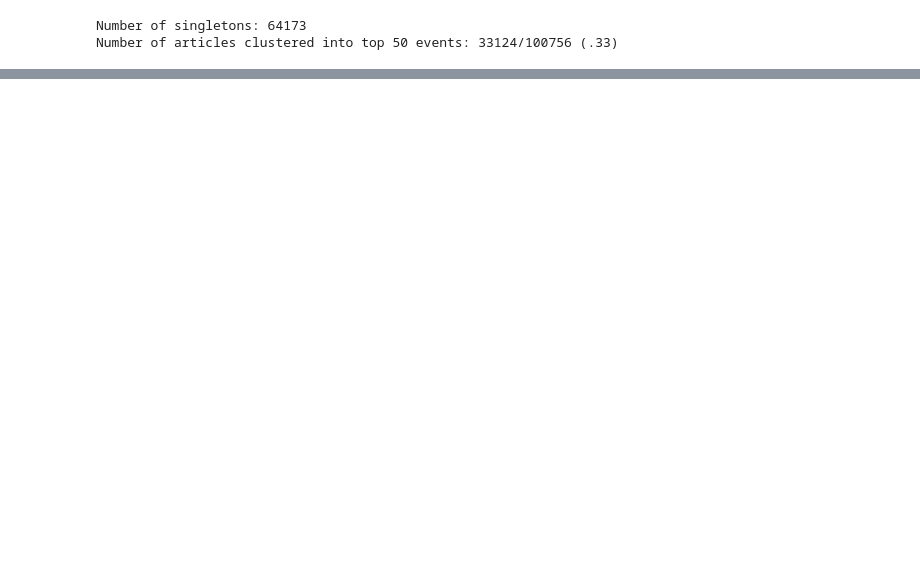
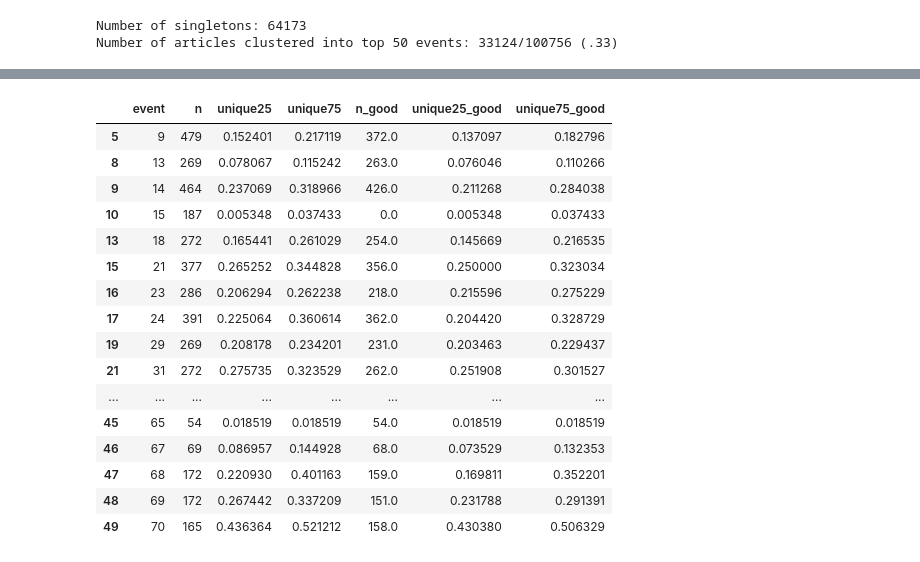
Before and after one commit to asprout/ArticleComparisons, a Jupyter notebook: OneDayDuplicationDetection-190601.ipynb, the cells around one changed output, grey strips where cells are left out. Cells and saved outputs as stored; diff of their text form; code cells hidden in the pictures; blank space fills up the shorter version.

```diff
--- a/OneDayDuplicationDetection-190601.ipynb
+++ b/OneDayDuplicationDetection-190601.ipynb
@@ -204,0 +212,20 @@ article_df[article_df["event"] == 39]
+# %%
+results
+# %% [output]
+|  | event | n | unique25 | unique75 | n_good | unique25_good | unique75_good |
+| 5 | 9 | 479 | 0.152401 | 0.217119 | 372.0 | 0.137097 | 0.182796 |
+| 8 | 13 | 269 | 0.078067 | 0.115242 | 263.0 | 0.076046 | 0.110266 |
+| 9 | 14 | 464 | 0.237069 | 0.318966 | 426.0 | 0.211268 | 0.284038 |
+| 10 | 15 | 187 | 0.005348 | 0.037433 | 0.0 | 0.005348 | 0.037433 |
+| 13 | 18 | 272 | 0.165441 | 0.261029 | 254.0 | 0.145669 | 0.216535 |
+| 15 | 21 | 377 | 0.265252 | 0.344828 | 356.0 | 0.250000 | 0.323034 |
+| 16 | 23 | 286 | 0.206294 | 0.262238 | 218.0 | 0.215596 | 0.275229 |
+| 17 | 24 | 391 | 0.225064 | 0.360614 | 362.0 | 0.204420 | 0.328729 |
+| 19 | 29 | 269 | 0.208178 | 0.234201 | 231.0 | 0.203463 | 0.229437 |
+| 21 | 31 | 272 | 0.275735 | 0.323529 | 262.0 | 0.251908 | 0.301527 |
+| ... | ... | ... | ... | ... | ... | ... | ... |
+| 45 | 65 | 54 | 0.018519 | 0.018519 | 54.0 | 0.018519 | 0.018519 |
+| 46 | 67 | 69 | 0.086957 | 0.144928 | 68.0 | 0.073529 | 0.132353 |
+| 47 | 68 | 172 | 0.220930 | 0.401163 | 159.0 | 0.169811 | 0.352201 |
+| 48 | 69 | 172 | 0.267442 | 0.337209 | 151.0 | 0.231788 | 0.291391 |
+| 49 | 70 | 165 | 0.436364 | 0.521212 | 158.0 | 0.430380 | 0.506329 |
```
Also changed, not shown: parts of 12 cells of this notebook, 1 other file.
